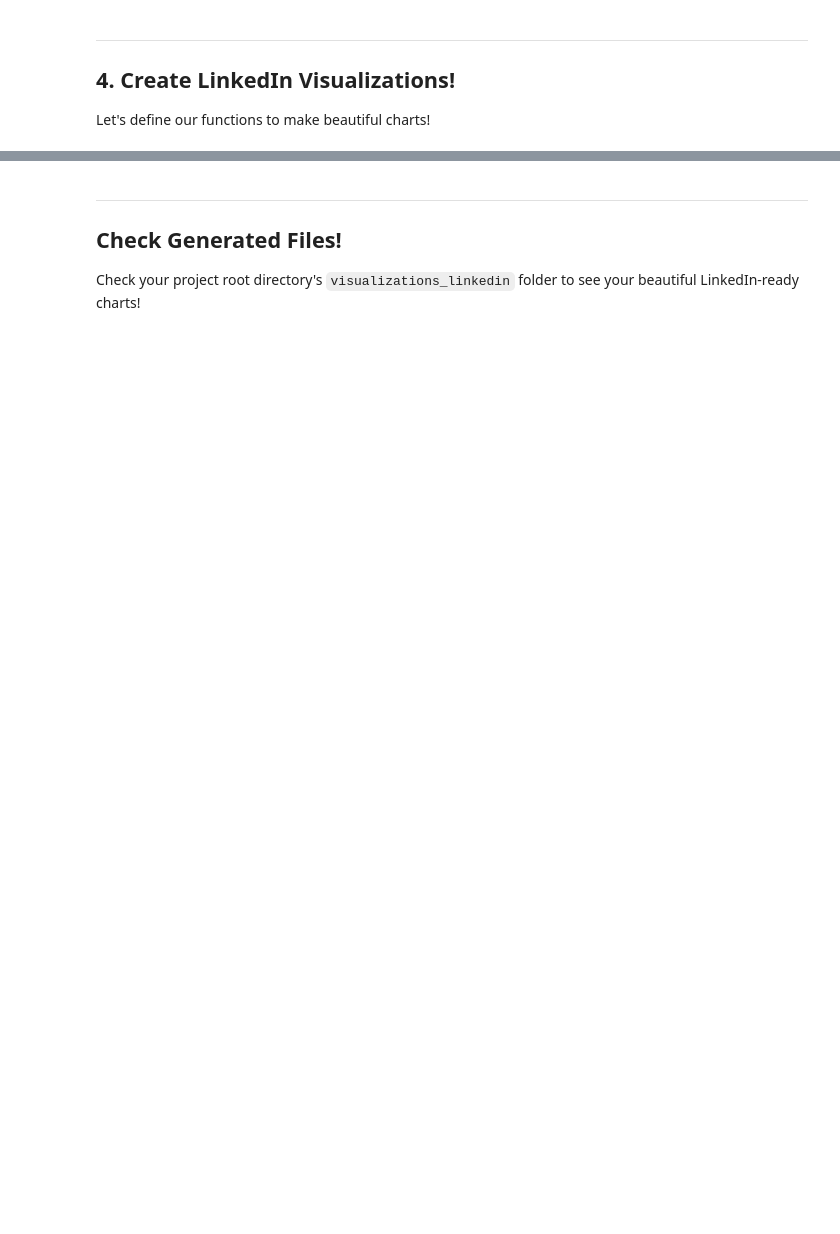
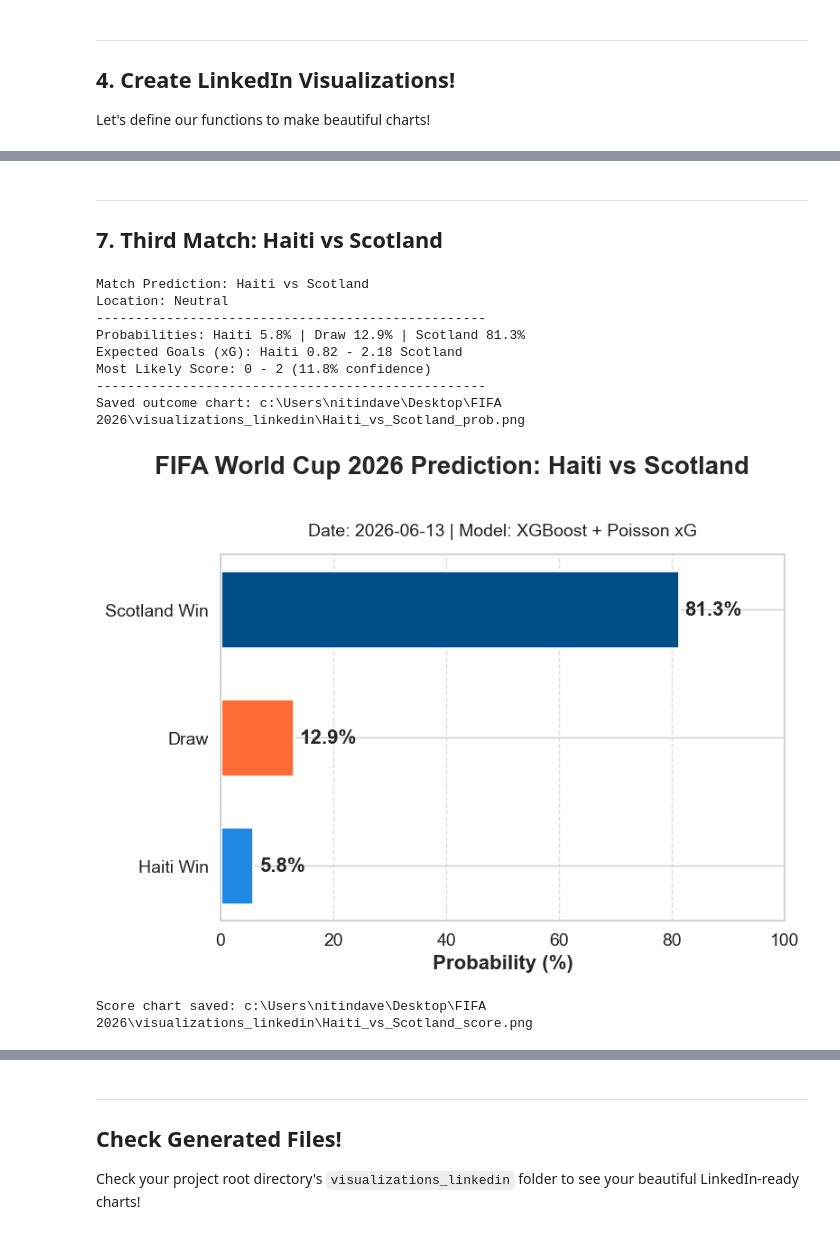
Before and after one commit to nitindavegit/FIFA-2026-Predictions, a Jupyter notebook: notebooks/04_LinkedIn_Presentation.ipynb, the cells around one changed output, grey strips where cells are left out. Saved outputs shown, nothing was run; the diff lists cells and outputs as text; code cells hidden in the pictures; blank space fills up the shorter version.

```diff
--- a/notebooks/04_LinkedIn_Presentation.ipynb
+++ b/notebooks/04_LinkedIn_Presentation.ipynb
@@ -212,0 +216,20 @@ Score chart saved: c:\Users\nitindave\Desktop\FIFA 2026\visualizations_linkedin\
+# %% [markdown]
+---
+## 7. Third Match: Haiti vs Scotland
+# %%
+pred = predict_match("Haiti", "Scotland")
+if pred:
+    probs, (home_xg, away_xg) = pred['probs'], pred['xg']
+    generate_outcome_chart("Haiti", "Scotland", probs)
+    generate_score_heatmap("Haiti", "Scotland", home_xg, away_xg)
+# %% [output]
+Match Prediction: Haiti vs Scotland
+Location: Neutral
+--------------------------------------------------
+Probabilities: Haiti 5.8% | Draw 12.9% | Scotland 81.3%
+Expected Goals (xG): Haiti 0.82 - 2.18 Scotland
+Most Likely Score: 0 - 2 (11.8% confidence)
+--------------------------------------------------
+Saved outcome chart: c:\Users\nitindave\Desktop\FIFA 2026\visualizations_linkedin\Haiti_vs_Scotland_prob.png
+[figure, added]
+Score chart saved: c:\Users\nitindave\Desktop\FIFA 2026\visualizations_linkedin\Haiti_vs_Scotland_score.png
```
Also changed, not shown: parts of 12 cells of this notebook.
